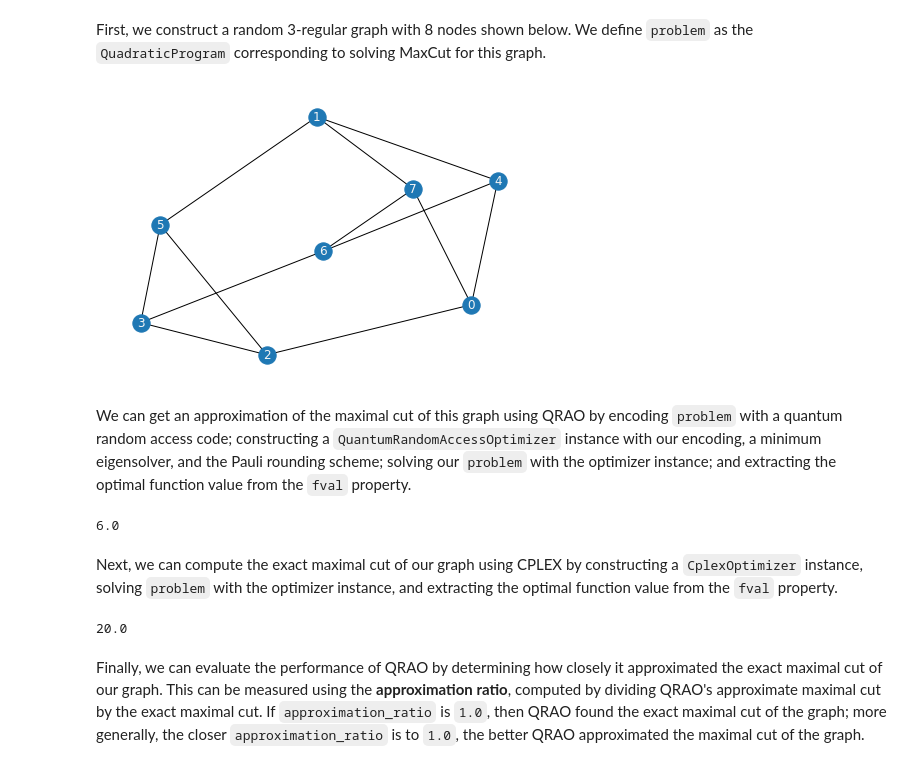
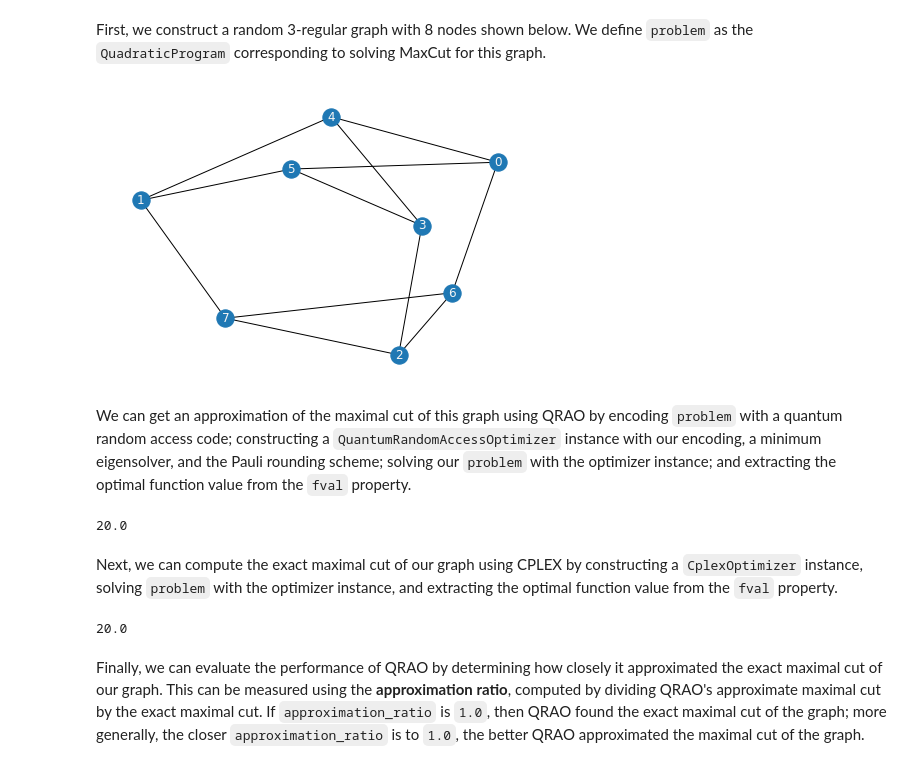
Before and after one commit to qiskit-community/prototype-qrao, a Jupyter notebook: docs/tutorials/03_evaluating_performance.ipynb, the cells around one changed output. Saved outputs shown, nothing was run; the diff lists cells and outputs as text; code cells hidden in the pictures.

```diff
--- a/docs/tutorials/03_evaluating_performance.ipynb
+++ b/docs/tutorials/03_evaluating_performance.ipynb
@@ -28,30 +28,30 @@ Let's start with an example: evaluating the performance of QRAO with Pauli round
 # %% [markdown]
 First, we construct a random 3-regular graph with 8 nodes shown below. We define `problem` as the `QuadraticProgram` corresponding to solving MaxCut for this graph.
 # %%
-problem = get_random_maxcut_qp(degree=3, num_nodes=8, draw=True)
+example_problem = get_random_maxcut_qp(degree=3, num_nodes=8, draw=True)
 # %% [output]
-[figure, old version]
+[figure, new version]
 # %% [markdown]
 We can get an approximation of the maximal cut of this graph using QRAO by encoding `problem` with a quantum random access code; constructing a `QuantumRandomAccessOptimizer` instance with our encoding, a minimum eigensolver, and the Pauli rounding scheme; solving our `problem` with the optimizer instance; and extracting the optimal function value from the `fval` property.
 # %%
-encoding = QuantumRandomAccessEncoding(max_vars_per_qubit=3)
-encoding.encode(problem)
-qrao = QuantumRandomAccessOptimizer(
-    encoding=encoding,
+example_encoding = QuantumRandomAccessEncoding(max_vars_per_qubit=3)
+example_encoding.encode(example_problem)
+example_qrao = QuantumRandomAccessOptimizer(
+    encoding=example_encoding,
     min_eigen_solver=NumPyMinimumEigensolver(),
     rounding_scheme=SemideterministicRounding(),
 )
-found_maxcut = qrao.solve(problem).fval
-found_maxcut
+example_found_maxcut = example_qrao.solve(example_problem).fval
+example_found_maxcut
 # %% [output]
-6.0
+20.0
 # %% [markdown]
 Next, we can compute the exact maximal cut of our graph using CPLEX by constructing a `CplexOptimizer` instance, solving `problem` with the optimizer instance, and extracting the optimal function value from the `fval` property.
-# %%
-exact_optimizer = CplexOptimizer()
-exact_maxcut = exact_optimizer.solve(problem).fval
-exact_maxcut
-# %% [output]
-20.0
+# %%
+example_exact_optimizer = CplexOptimizer()
+example_exact_maxcut = example_exact_optimizer.solve(example_problem).fval
+example_exact_maxcut
+# %% [output]
+20.0
 # %% [markdown]
 Finally, we can evaluate the performance of QRAO by determining how closely it approximated the exact maximal cut of our graph. This can be measured using the **approximation ratio**, computed by dividing QRAO's approximate maximal cut by the exact maximal cut. If `approximation_ratio` is `1.0`, then QRAO found the exact maximal cut of the graph; more generally, the closer `approximation_ratio` is to `1.0`, the better QRAO approximated the maximal cut of the graph.
```
Also changed, not shown: parts of 3 cells of this notebook.
